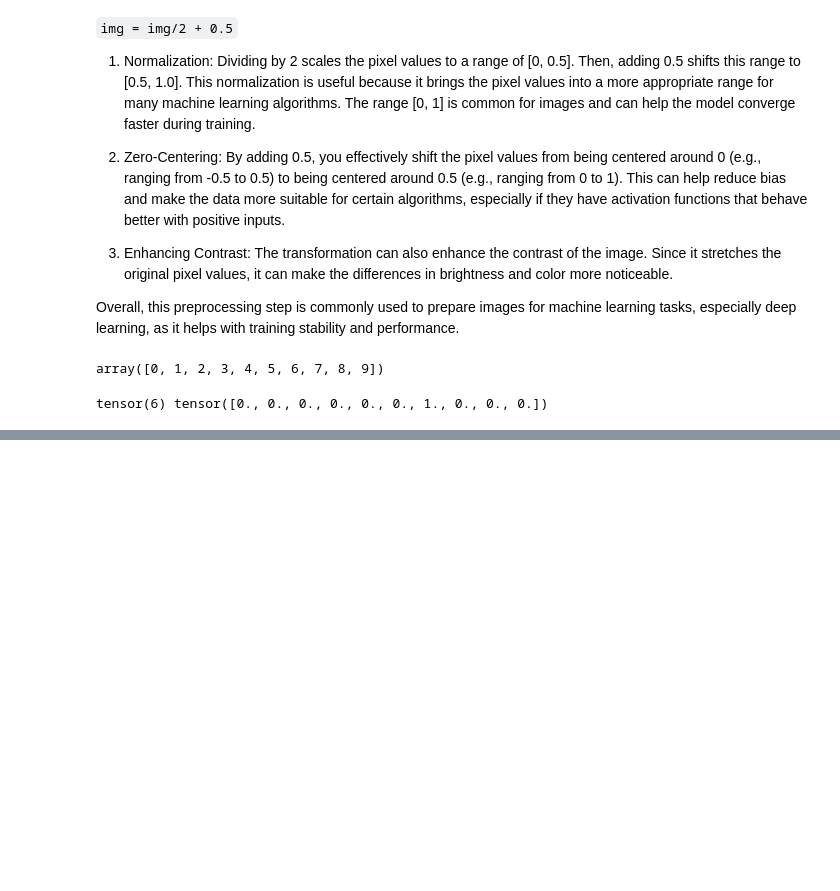
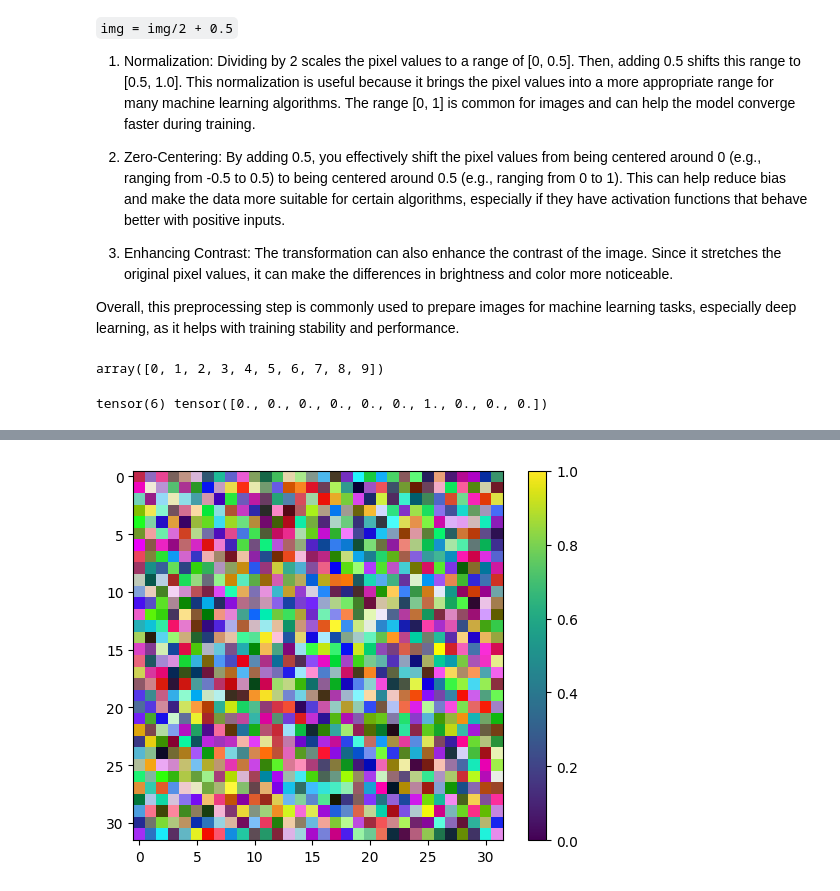
Before and after one commit to Vaibhav-sa30/Primer-For-Deep-Learning-Using-Pytorch, a Jupyter notebook: Day_2.ipynb, the cells around one changed output, grey strips where cells are left out. Saved outputs shown, nothing was run; the diff lists cells and outputs as text; code cells hidden in the pictures; blank space fills up the shorter version.

```diff
--- a/Day_2.ipynb
+++ b/Day_2.ipynb
@@ -201,3 +201,17 @@ class FFN(nn.Module):
     h1 = torch.relu(self.a1(x.reshape(1, 32*32*3)))
     h2 = self.a2(h1)
     return h2
+# %%
+#Instantiate The Model
+model = FFN()
+# %%
+from sklearn.preprocessing import MinMaxScaler
+
+scaler = MinMaxScaler()
+
+w1,b1,w2,b2 = list(model.parameters())
+weights = scaler.fit_transform(w1.detach().numpy())
+plt.imshow(weights[0,:].reshape(32,32,3))
+plt.colorbar()
+plt.show()
+# %% [output]
@@ -203,0 +219 @@ class FFN(nn.Module):
+[figure, added]
```
Also changed, not shown: parts of 4 cells of this notebook.
